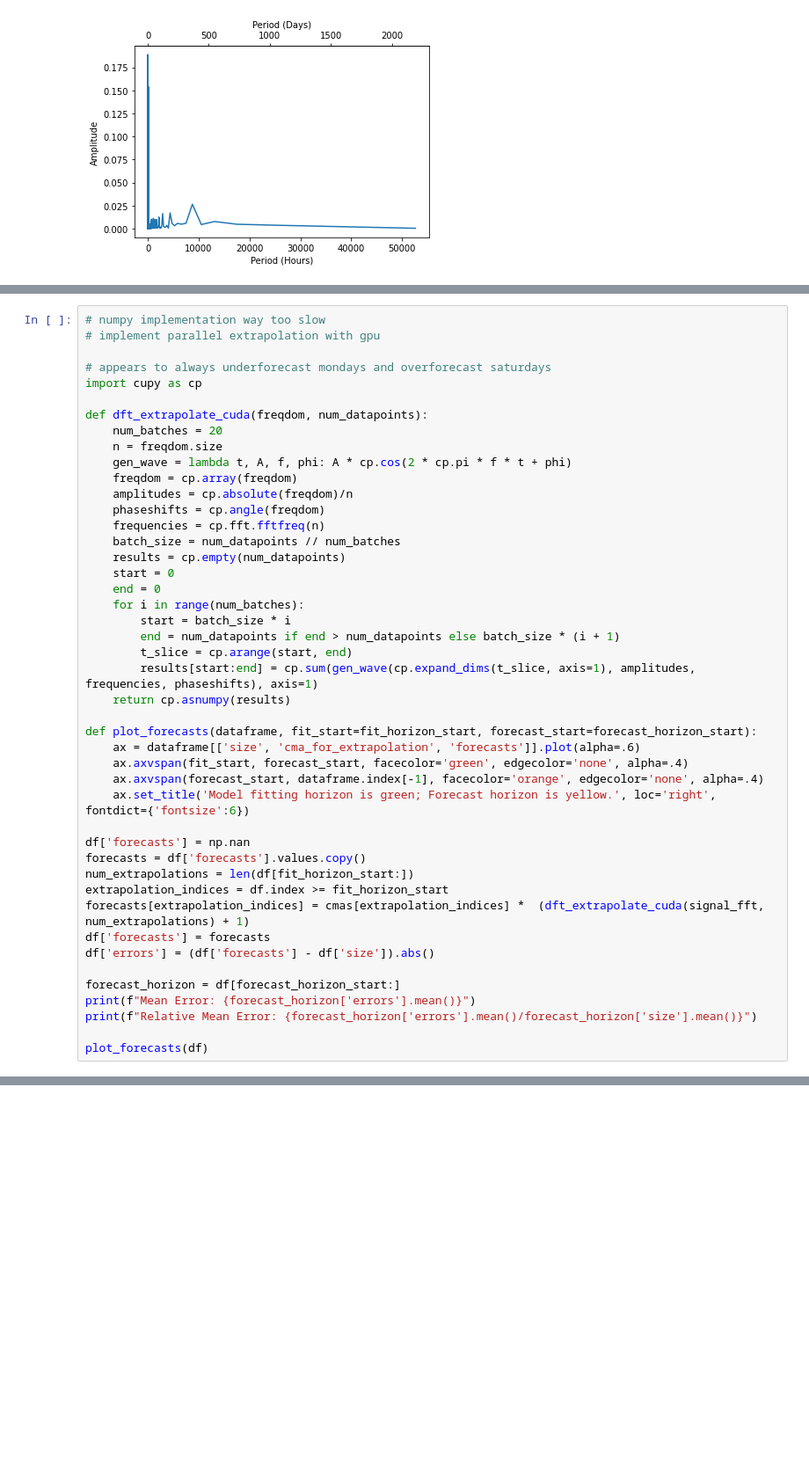
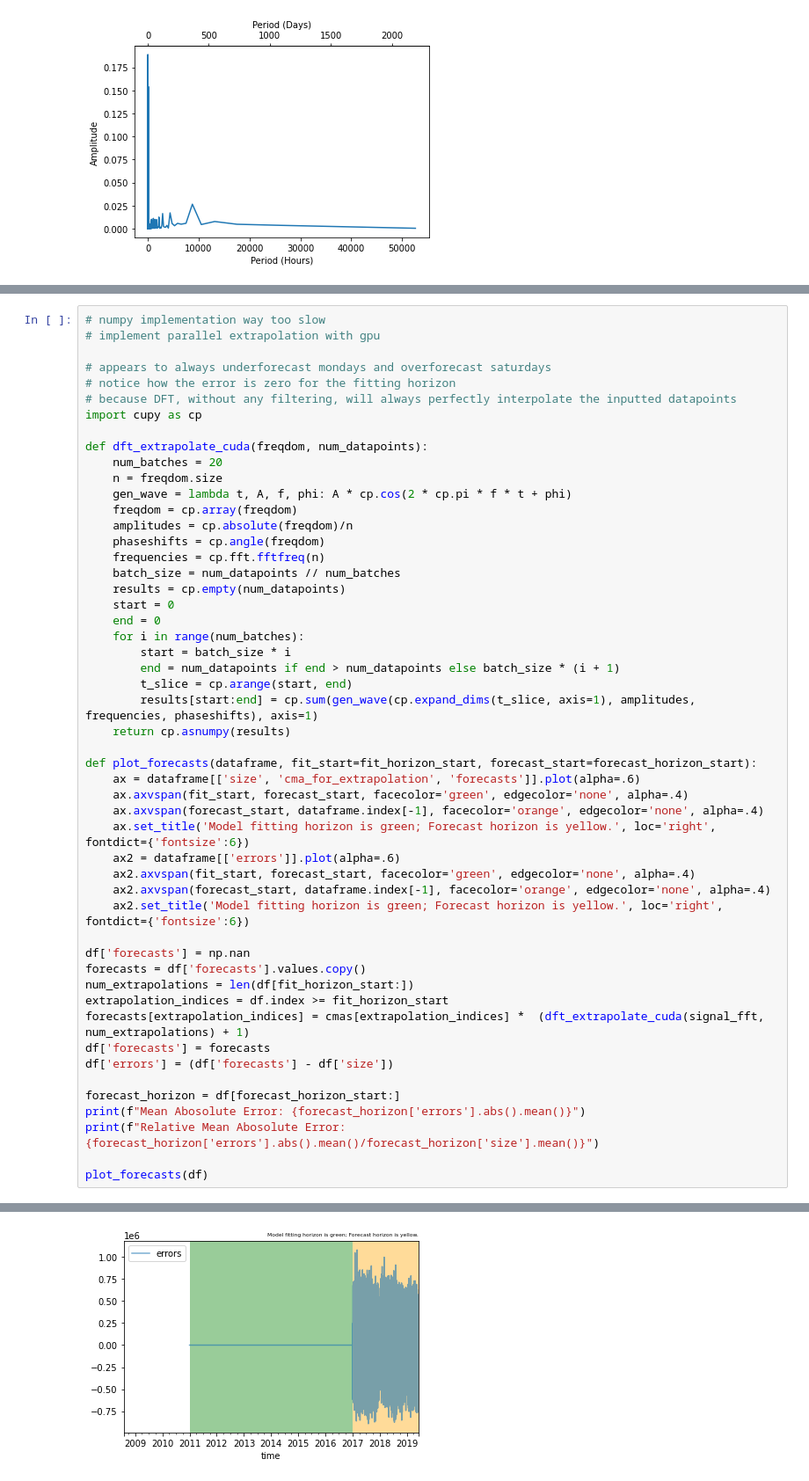
Before and after one commit to PerryXDeng/proj_stack_exchange, a Jupyter notebook: ts_analysis.ipynb, the cells around one changed output, grey strips where cells are left out. Shown at 88% size. Drawn from its saved outputs; the diff is of its cells as text; blank space fills up the shorter version.

```diff
--- a/ts_analysis.ipynb
+++ b/ts_analysis.ipynb
@@ -260,6 +260,8 @@ df['cma_for_extrapolation'] = cmas
 # implement parallel extrapolation with gpu
 
 # appears to always underforecast mondays and overforecast saturdays
+# notice how the error is zero for the fitting horizon
+# because DFT, without any filtering, will always perfectly interpolate the inputted datapoints
 import cupy as cp
 
 def dft_extrapolate_cuda(freqdom, num_datapoints):
@@ -286,6 +288,10 @@ def plot_forecasts(dataframe, fit_start=fit_horizon_start, forecast_start=foreca
     ax.axvspan(fit_start, forecast_start, facecolor='green', edgecolor='none', alpha=.4)
     ax.axvspan(forecast_start, dataframe.index[-1], facecolor='orange', edgecolor='none', alpha=.4)
     ax.set_title('Model fitting horizon is green; Forecast horizon is yellow.', loc='right', fontdict={'fontsize':6})
+    ax2 = dataframe[['errors']].plot(alpha=.6)
+    ax2.axvspan(fit_start, forecast_start, facecolor='green', edgecolor='none', alpha=.4)
+    ax2.axvspan(forecast_start, dataframe.index[-1], facecolor='orange', edgecolor='none', alpha=.4)
+    ax2.set_title('Model fitting horizon is green; Forecast horizon is yellow.', loc='right', fontdict={'fontsize':6})
 
 df['forecasts'] = np.nan
 forecasts = df['forecasts'].values.copy()
@@ -293,11 +299,11 @@ num_extrapolations = len(df[fit_horizon_start:])
 extrapolation_indices = df.index >= fit_horizon_start
 forecasts[extrapolation_indices] = cmas[extrapolation_indices] *  (dft_extrapolate_cuda(signal_fft, num_extrapolations) + 1)
 df['forecasts'] = forecasts
-df['errors'] = (df['forecasts'] - df['size']).abs()
+df['errors'] = (df['forecasts'] - df['size'])
 
 forecast_horizon = df[forecast_horizon_start:]
-print(f"Mean Error: {forecast_horizon['errors'].mean()}")
-print(f"Relative Mean Error: {forecast_horizon['errors'].mean()/forecast_horizon['size'].mean()}")
+print(f"Mean Abosolute Error: {forecast_horizon['errors'].abs().mean()}")
+print(f"Relative Mean Abosolute Error: {forecast_horizon['errors'].abs().mean()/forecast_horizon['size'].mean()}")
 
 plot_forecasts(df)
 # %% [output]
@@ -306,3 +312,4 @@ Relative Mean Error: 0.26504276383934694
 [figure]
+[figure, added]
 # %%
 # we verify that our CMA staionarization was not making things worse
```
Also changed, not shown: parts of 12 cells of this notebook.
